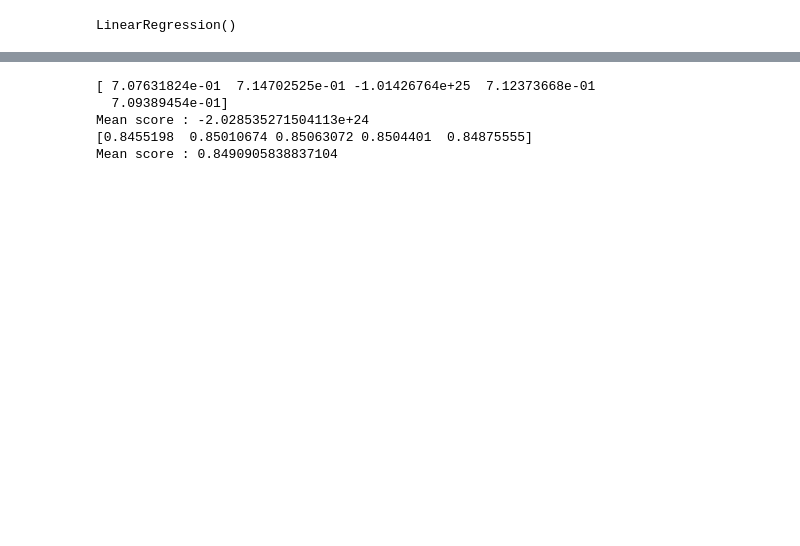
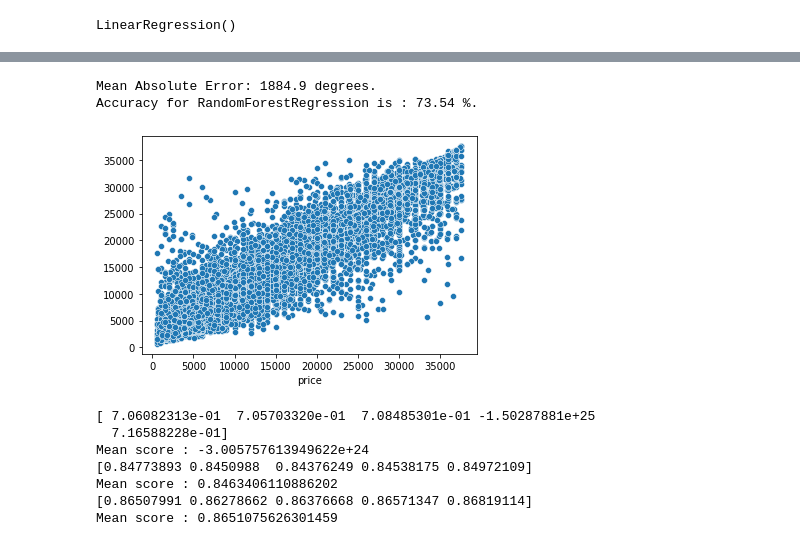
Before and after one commit to WeebMogul/Used-Cars-Price-Prediction-app, a Jupyter notebook: Used Cars EDA + XGBoost.ipynb, the cells around one changed output, grey strips where cells are left out. Cells and saved outputs as stored; diff of their text form; code cells hidden in the pictures; blank space fills up the shorter version.

```diff
--- a/Used Cars EDA + XGBoost.ipynb
+++ b/Used Cars EDA + XGBoost.ipynb
@@ -564,3 +575,17 @@ Accuracy for xgboost is : 46.15 %.
+# %%
+sd.scatterplot(y_test,rfr_pred)
+
+lr_errors = abs(rfr_pred - y_test)
+
+print('Mean Absolute Error:', round(np.mean(lr_errors), 2), 'degrees.')
+mape = 100 * (lr_errors / y_test)
+
+lr_accuracy = 100 - np.mean(mape)
+print('Accuracy for RandomForestRegression is :', round(lr_accuracy, 2), '%.')
+# %% [output]
+Mean Absolute Error: 1884.9 degrees.
+Accuracy for RandomForestRegression is : 73.54 %.
+[figure, added]
 # %%
 from sklearn.model_selection import cross_val_score,cross_val_predict
 
@@ -576,15 +601,17 @@ cv_r2_scores_xg = cross_val_score(xgbr, x_train,y_train, cv=5, scoring='r2')
 print(cv_r2_scores_xg)
 print('Mean score : {}'.format(np.mean(cv_r2_scores_xg)))
 
-# cv_r2_scores_rfr = cross_val_score(rfr, x_train,y_train, cv=5, scoring='r2')
-# print(cv_r2_scores_rfr)
-# print('Mean score : {}'.format(np.mean(cv_r2_scores_rfr)))
+cv_r2_scores_rfr = cross_val_score(rfr, x_train,y_train, cv=5, scoring='r2')
+print(cv_r2_scores_rfr)
+print('Mean score : {}'.format(np.mean(cv_r2_scores_rfr)))
 # %% [output]
-[ 7.07631824e-01  7.14702525e-01 -1.01426764e+25  7.12373668e-01
-  7.09389454e-01]
-Mean score : -2.028535271504113e+24
-[0.8455198  0.85010674 0.85063072 0.8504401  0.84875555]
-Mean score : 0.8490905838837104
+[ 7.06082313e-01  7.05703320e-01  7.08485301e-01 -1.50287881e+25
+  7.16588228e-01]
+Mean score : -3.005757613949622e+24
+[0.84773893 0.8450988  0.84376249 0.84538175 0.84972109]
+Mean score : 0.8463406110886202
+[0.86507991 0.86278662 0.86376668 0.86571347 0.86819114]
+Mean score : 0.8651075626301459
 # %%
 import pickle as pk
 
```
Also changed, not shown: parts of 17 cells of this notebook, 5 other files.
